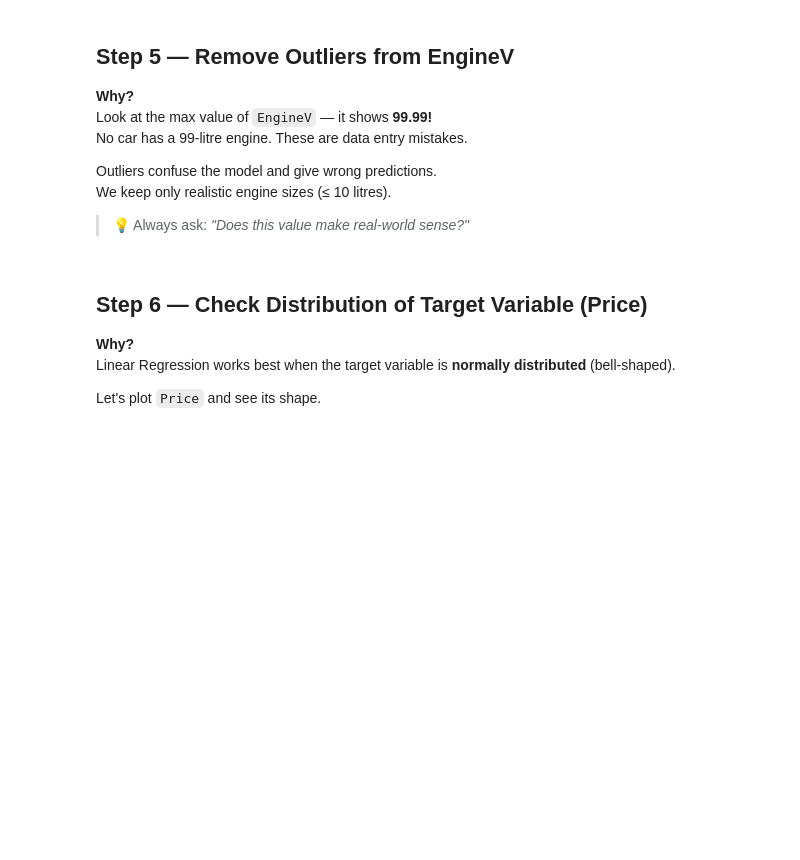
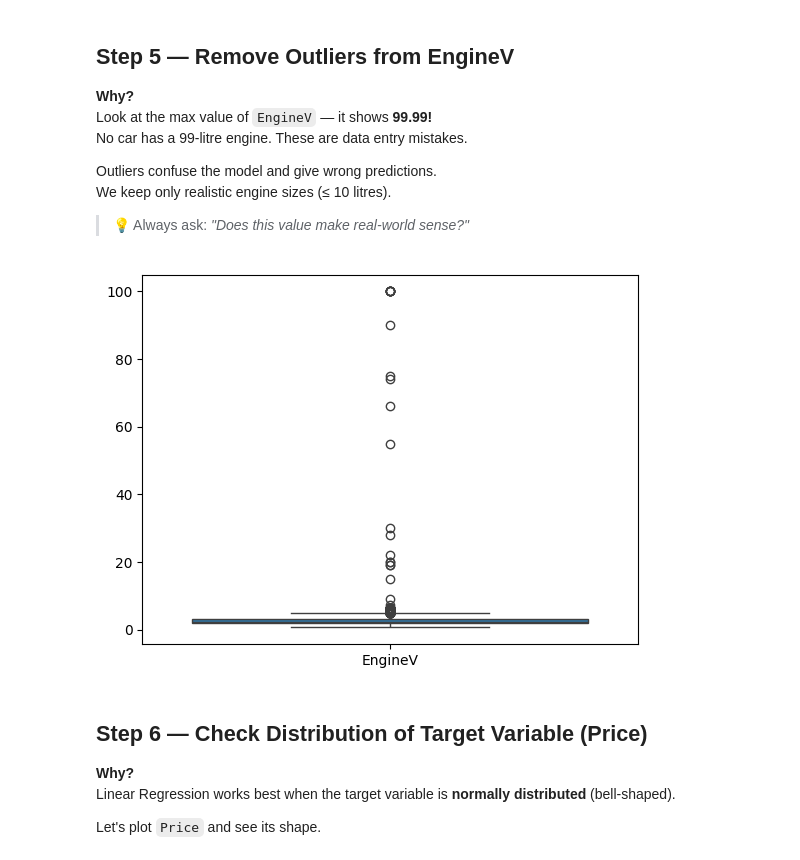
Before and after one commit to zamman365-glitch/Machine-Learning-, a Jupyter notebook: Linear_Ridge_&_Lasso_Regression_(1).ipynb, the cells around one changed output. Saved outputs shown, nothing was run; the diff lists cells and outputs as text; code cells hidden in the pictures; blank space fills up the shorter version.

```diff
--- a/Linear_Ridge_&_Lasso_Regression_(1).ipynb
+++ b/Linear_Ridge_&_Lasso_Regression_(1).ipynb
@@ -135,3 +133,9 @@ We keep only realistic engine sizes (≤ 10 litres).
+# %%
+num_col=['EngineV']
+sns.boxplot(data=df[num_col])
+df = df[df['EngineV'] <= 10]
+# %% [output]
+[figure, added]
 # %% [markdown]
 ## Step 6 — Check Distribution of Target Variable (Price)
 
```
Also changed, not shown: parts of 10 cells of this notebook.
